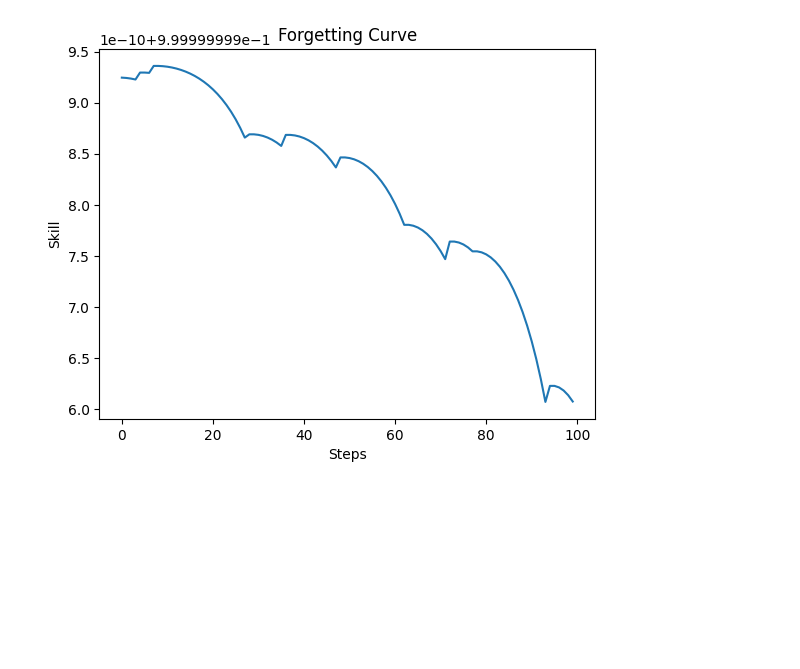
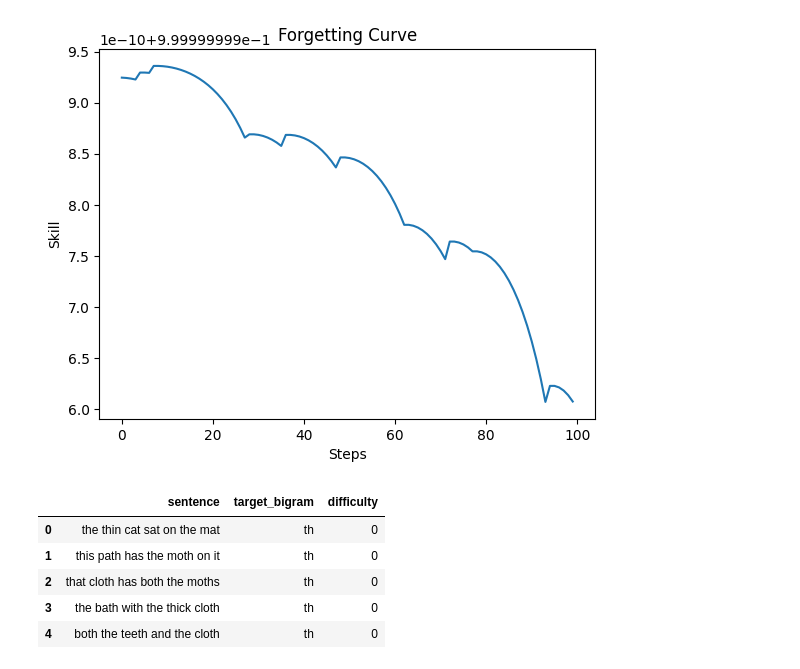
Before and after one commit to jishnnuuu/typeRL, a Jupyter notebook: test.ipynb, the cells around one changed output. Saved outputs shown, nothing was run; the diff lists cells and outputs as text; code cells hidden in the pictures; blank space fills up the shorter version.

```diff
--- a/test.ipynb
+++ b/test.ipynb
@@ -109,3 +109,14 @@ plt.show()
 # %% [output]
 [np.float64(0.9999999999245704), np.float64(0.9999999999242687), np.float64(0.9999999999236628), np.float64(0.9999999999227468), np.float64(0.9999999999295429), np.float64(0.9999999999295429), np.floa ...
 [figure]
+# %%
+import pandas as pd
+df = pd.read_csv("typing_dataset.csv")
+df.head()
+# %% [output]
+|  | sentence | target_bigram | difficulty |
+| 0 | the thin cat sat on the mat | th | 0 |
+| 1 | this path has the moth on it | th | 0 |
+| 2 | that cloth has both the moths | th | 0 |
+| 3 | the bath with the thick cloth | th | 0 |
+| 4 | both the teeth and the cloth | th | 0 |
```
Also changed, not shown: parts of 1 cell of this notebook, 6 other files.
